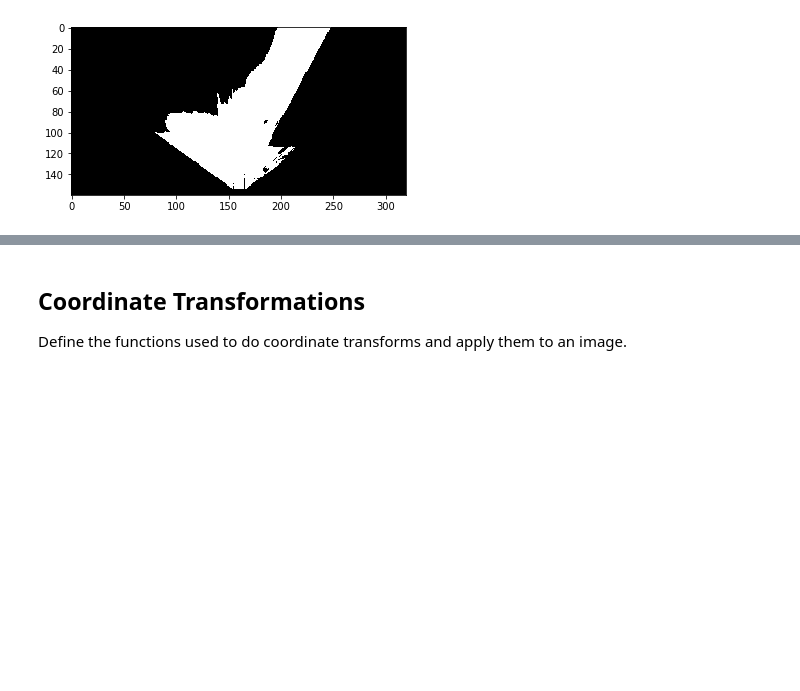
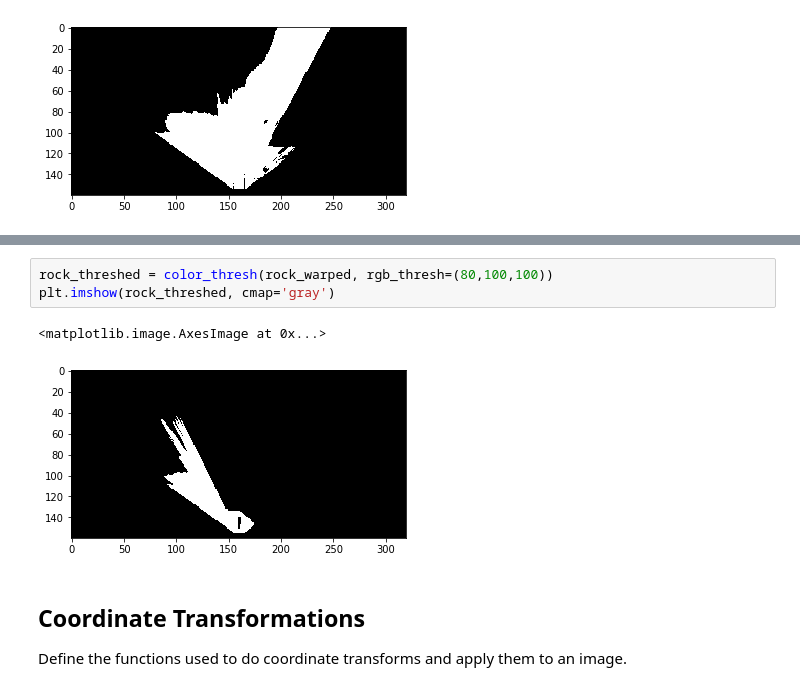
Before and after one commit to hongta/Robotics, a Jupyter notebook: code/Rover_Project_Test_Notebook.ipynb, the cells around one changed output, grey strips where cells are left out. Cells and saved outputs as stored; diff of their text form; blank space fills up the shorter version.

```diff
--- a/code/Rover_Project_Test_Notebook.ipynb
+++ b/code/Rover_Project_Test_Notebook.ipynb
@@ -146,3 +159,9 @@ plt.imshow(threshed, cmap='gray')
+# %%
+rock_threshed = color_thresh(rock_warped, rgb_thresh=(80,100,100))
+plt.imshow(rock_threshed, cmap='gray')
+# %% [output]
+<matplotlib.image.AxesImage at 0x...>
+[figure, added]
 # %% [markdown]
 ## Coordinate Transformations
 Define the functions used to do coordinate transforms and apply them to an image.
```
Also changed, not shown: parts of 4 cells of this notebook, 1 other file.
